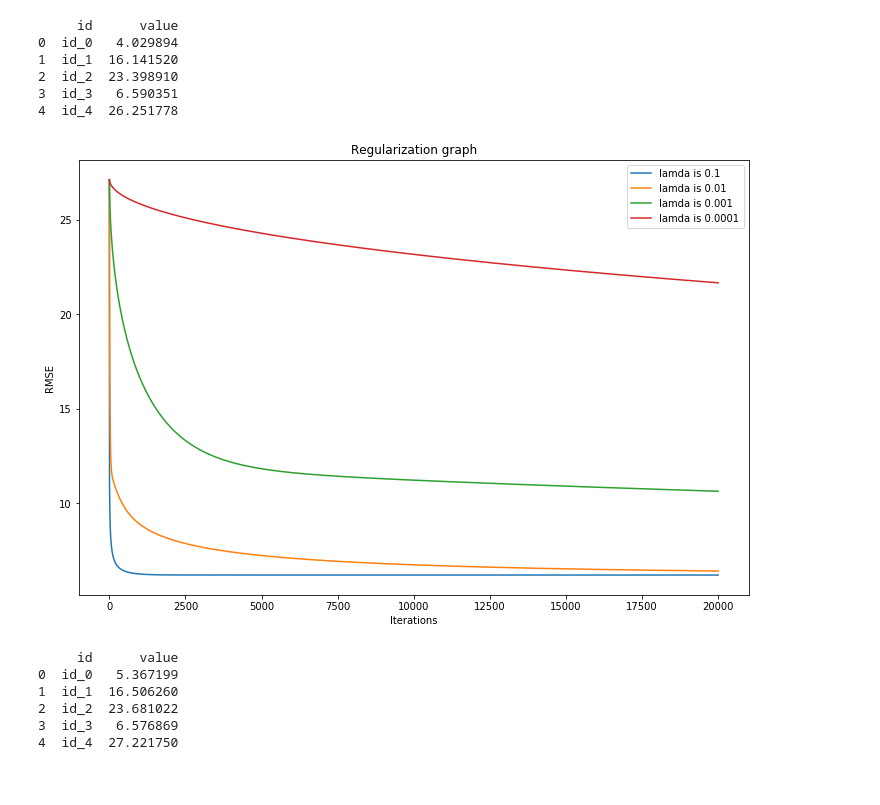
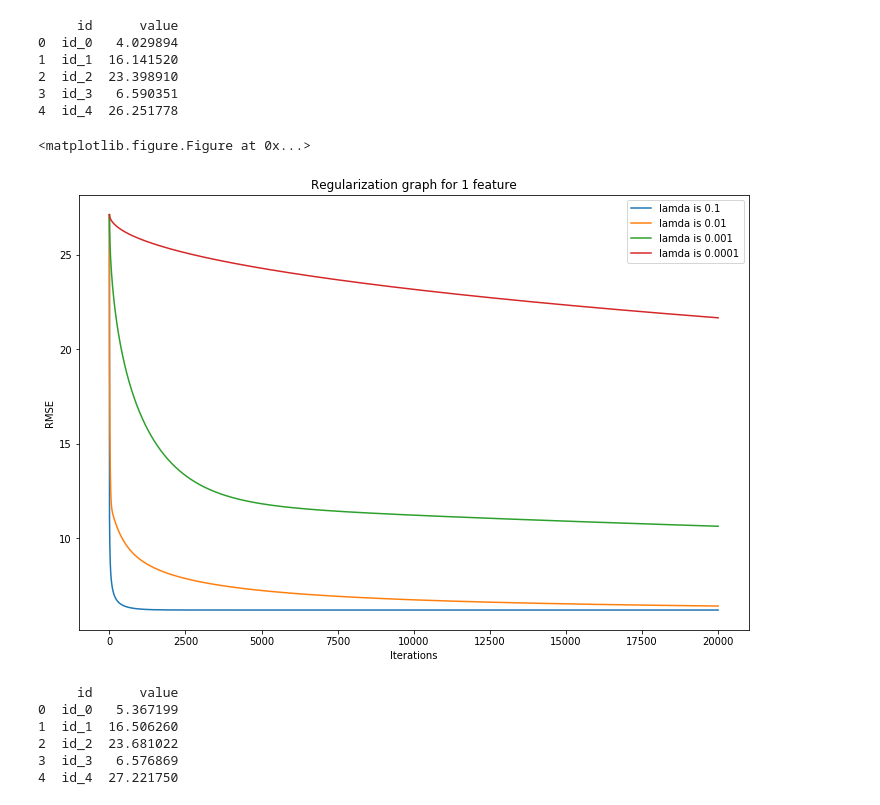
Before and after one commit to awilliea/ML2019, a Jupyter notebook: ml2019spring-hw1/report.ipynb, the cells around one changed output. Saved outputs shown, nothing was run; the diff lists cells and outputs as text; code cells hidden in the pictures.

```diff
--- a/ml2019spring-hw1/report.ipynb
+++ b/ml2019spring-hw1/report.ipynb
@@ -204,25 +204,26 @@ output_result('output_rp18_5.csv',pre)
 # %%
 # 1 feature 9 hour
 opt_cost = 100
 opt_w = np.ones((train_x_1_9.shape[1]))
 plt.figure(figsize=(12,8))
-plt.title('Regularization graph')
+plt.title('Regularization graph for 1 feature')
 plt.xlabel('Iterations')
 plt.ylabel('RMSE')
 for i in [0.1,0.01,0.001,0.0001]:
     w,cost = Adagrad(train_x_1_9,train_y_9,i,20000)
 #     if(cost[-1] < opt_cost):
 #         opt_cost = cost[-1]
 #         opt_w = w
 #     print(cost[-1])
     x = [i for i in range(20000)]
     y = np.array(cost)**0.5
     plt.plot(x,y,label=f'lamda is {i}')
 plt.legend(loc = 'upper right')
 plt.show()
-plt.savefig('regularization.png')
+plt.savefig('regularization_1.png')
 # %% [output]
+<matplotlib.figure.Figure at 0x...>
-[figure, old version]
+[figure, new version]
 # %%
 pre = np.dot(test_x_1_9,opt_w)
 output_result('output_rp1.csv',pre)
```
Also changed, not shown: parts of 1 cell of this notebook.
